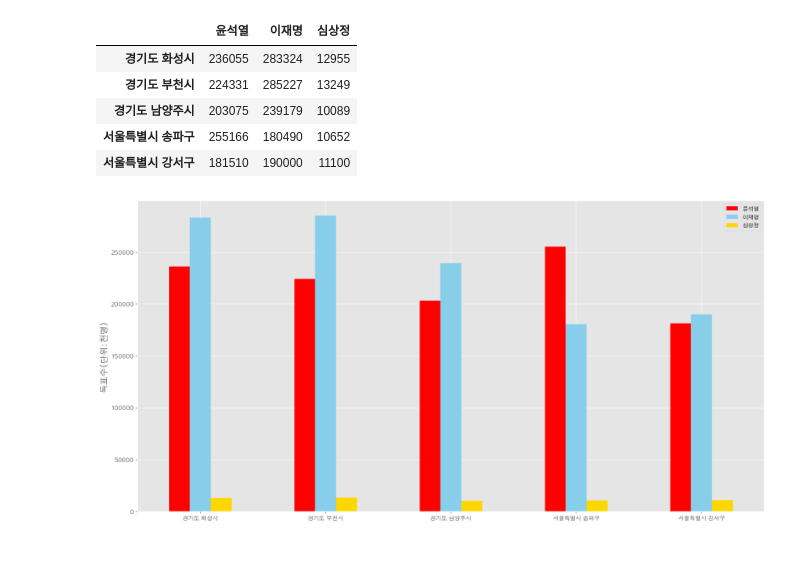
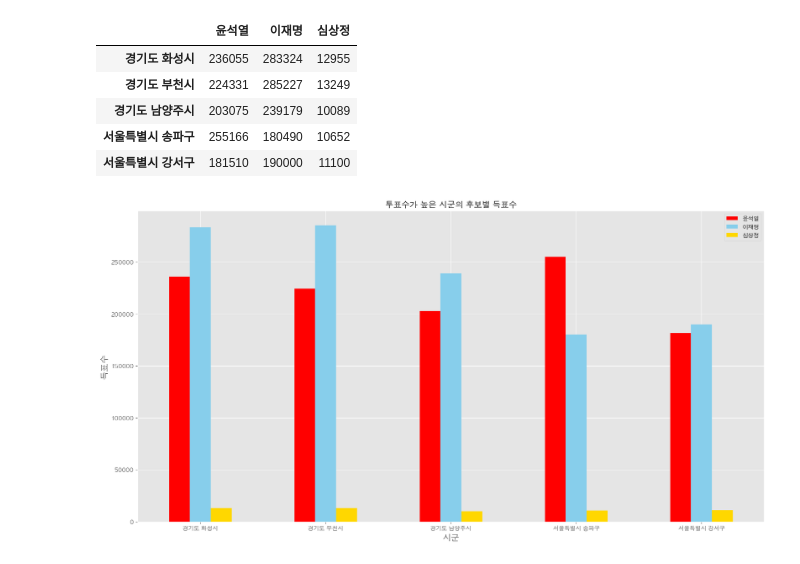
Before and after one commit to LeeHosik/Python-Study, a Jupyter notebook: DataAnalysis/Note/09.대선자료시각화.ipynb, the cells around one changed output. Saved outputs shown, nothing was run; the diff lists cells and outputs as text; code cells hidden in the pictures.

```diff
--- a/DataAnalysis/Note/09.대선자료시각화.ipynb
+++ b/DataAnalysis/Note/09.대선자료시각화.ipynb
@@ -348,14 +345,16 @@ data2
 # %%
 plt.style.use('ggplot')
 data2.plot(
     kind='bar',
     figsize=(20,10),
     color = ['red','#87CEEB','gold'],
 
     )
+plt.title('투표수가 높은 시군의 후보별 득표수')
 plt.xticks(rotation="horizontal",size=10) # vertical은 90도
 plt.ylabel("득표수", size=15)
+plt.xlabel("시군", size=15)
 # plt.ylim(10000,4500000)
 plt.show()
 # %% [output]
-[figure, old version]
+[figure, new version]
```
Also changed, not shown: parts of 2 cells of this notebook, 33 other files.
